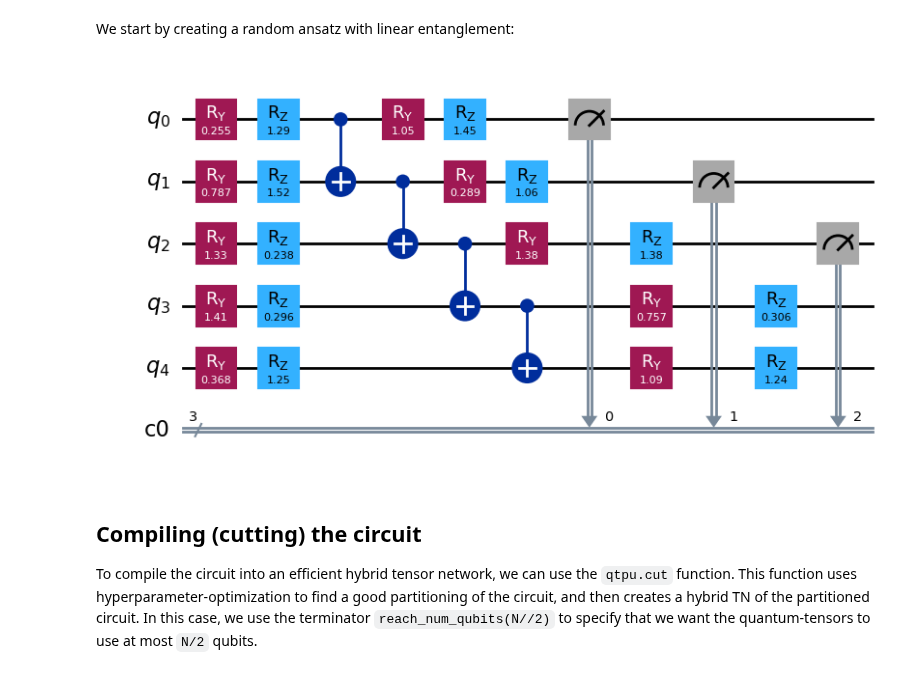
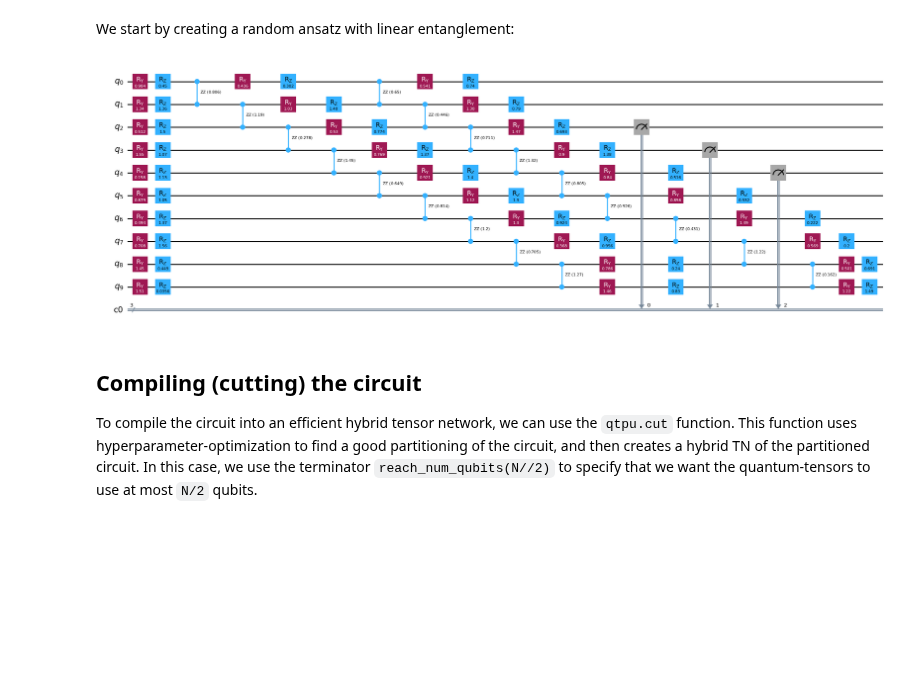
Before and after one commit to nathanieltornow/qtpu, a Jupyter notebook: docs/01_basics.ipynb, the cells around one changed output. Drawn from its saved outputs; the diff is of its cells as text; code cells hidden in the pictures; blank space fills up the shorter version.

```diff
--- a/docs/01_basics.ipynb
+++ b/docs/01_basics.ipynb
@@ -13,29 +13,29 @@ import qtpu
 # %% [markdown]
 We start by creating a random ansatz with linear entanglement:
 # %%
-N = 5
-circuit = TwoLocal(N, ["ry", "rz"], "cx", entanglement="linear", reps=1).decompose()
+N = 10
+circuit = TwoLocal(N, ["ry", "rz"], "rzz", entanglement="linear", reps=2).decompose()
 circuit = circuit.assign_parameters(
     {param: np.random.rand() * np.pi / 2 for param in circuit.parameters}
 )
 # circuit = QuantumCircuit(N)
 # circuit.h(0)
 # circuit.cx(range(0, N-1), range(1, N))
 # circuit.measure_all()
 
 from qiskit.circuit.random import random_circuit
 
 # circuit = random_circuit(7, 15, max_operands=2, seed=1242)
 
 from qiskit.circuit import ClassicalRegister
 circuit.add_register(ClassicalRegister(3))
-circuit.measure(range(2, 6), range(3))
+circuit.measure(range(2, 5), range(3))
 
 # circuit.measure_all()
 
 circuit.draw("mpl", fold=-1)
 # %% [output]
-[figure, old version]
+[figure, new version]
 # %% [markdown]
 ## Compiling (cutting) the circuit
 
```
Also changed, not shown: parts of 6 cells of this notebook, 20 other files.
